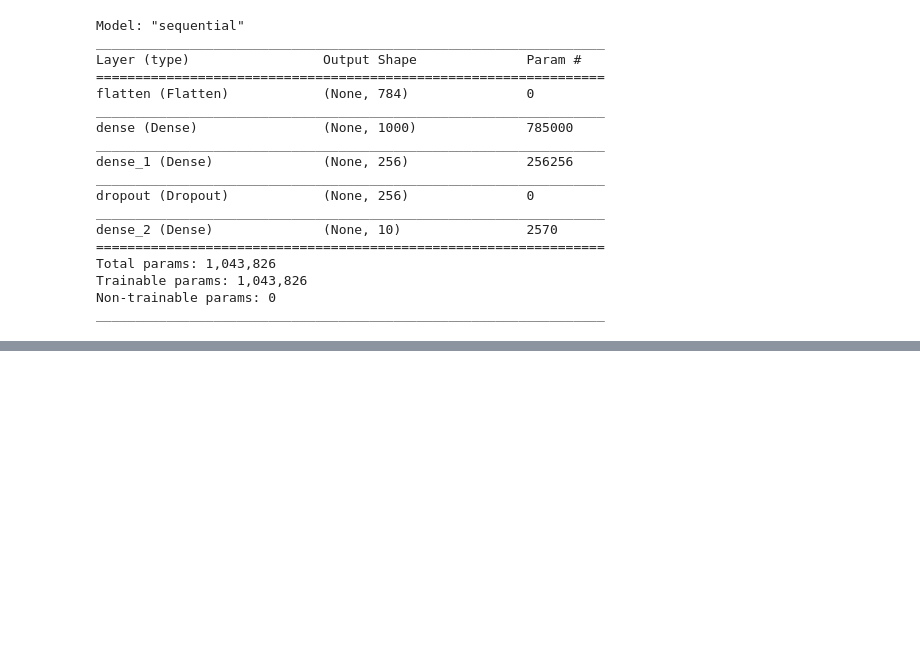
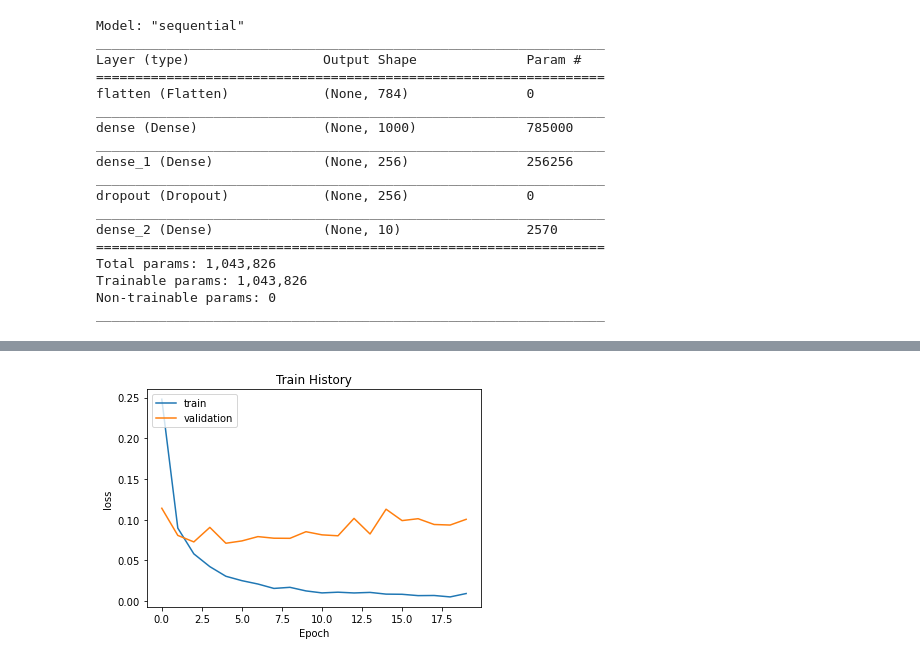
Before and after one commit to jeff871023/python_tensorflow, a Jupyter notebook: mnist.ipynb, the cells around one changed output, grey strips where cells are left out. Cells and saved outputs as stored; diff of their text form; code cells hidden in the pictures; blank space fills up the shorter version.

```diff
--- a/mnist.ipynb
+++ b/mnist.ipynb
@@ -150,3 +163,7 @@ Epoch 6/20
+# %%
+show_train_history(history,'loss','val_loss')
+# %% [output]
+[figure, added]
 # %%
 #保存訓練模型
 model_filename="./model.h5"
```
Also changed, not shown: parts of 4 cells of this notebook, 7 other files.
